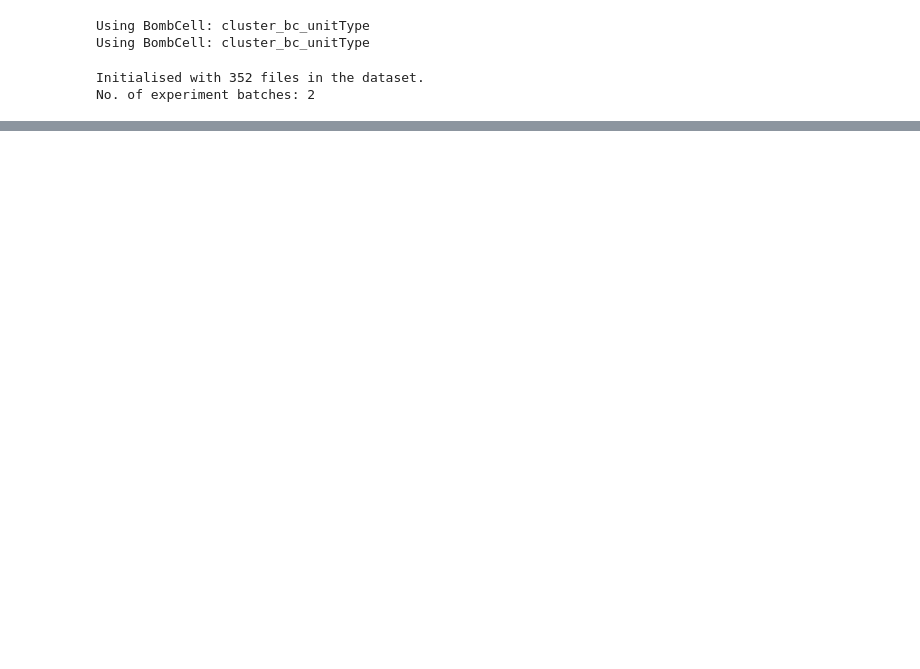
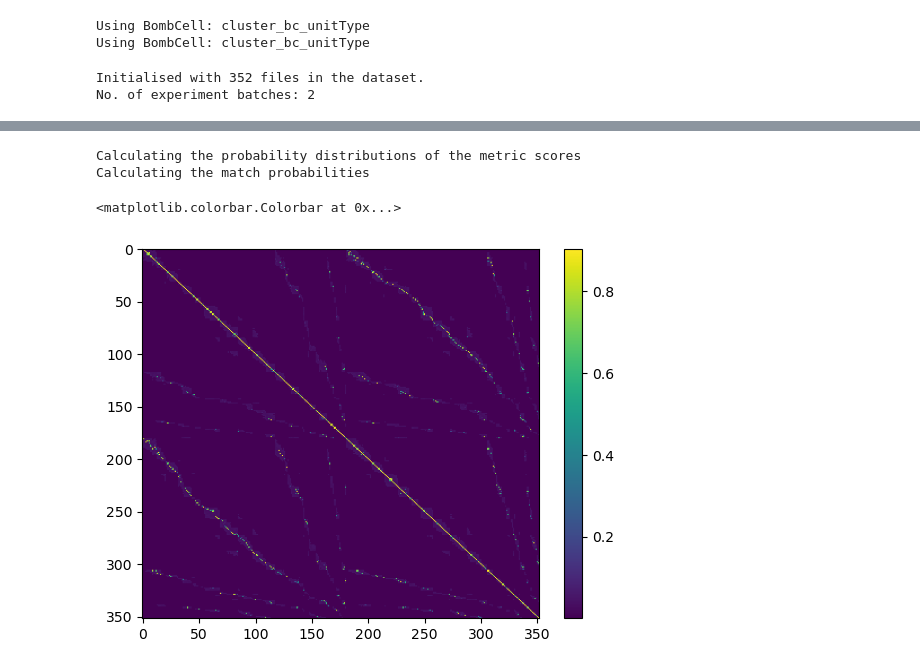
Before and after one commit to EnnyvanBeest/UnitMatch, a Jupyter notebook: UnitMatchPy/Demo Notebooks/DeepUnitMatch.ipynb, the cells around one changed output, grey strips where cells are left out. Saved outputs shown, nothing was run; the diff lists cells and outputs as text; code cells hidden in the pictures; blank space fills up the shorter version.

Commit message:
added post-inference steps

```diff
--- a/UnitMatchPy/Demo Notebooks/DeepUnitMatch.ipynb
+++ b/UnitMatchPy/Demo Notebooks/DeepUnitMatch.ipynb
@@ -46,0 +56,30 @@ No. of experiment batches: 2
+# %%
+# STEP 1
+# Extract parameters from waveform. We only need the distance matrix in DeepUnitMatch.
+clus_info = {'good_units' : good_units, 'session_switch' : session_switch, 'session_id' : session_id,
+            'original_ids' : np.concatenate(good_units) }
+extracted_wave_properties = ov.extract_parameters(waveform, channel_pos, clus_info, param)                  # contains spatial locations
+distance_matrix, candidate_pairs, scores_to_include, predictors  = ov.extract_metric_scores(extracted_wave_properties, session_switch, within_session, param,
+                                                                                        niter  = 2, to_use=['centroid_dist'])
+# %%
+# Use the same Naive Bayes as in UnitMatchPy
+
+# Get prior probability of being a match
+prior_match = 1 - (param['n_expected_matches'] / param['n_units']**2 ) # freedom of choose in prior prob
+priors = np.array((prior_match, 1-prior_match))
+labels = candidate_pairs.astype(int)
+cond = np.unique(labels)
+parameter_kernels = bf.get_parameter_kernels(scores_to_include, labels, cond, param, add_one = 1)
+probability = bf.apply_naive_bayes(parameter_kernels, priors, predictors, param, cond)
+output_prob_matrix = probability[:,1].reshape(param['n_units'],param['n_units'])
+# %% [output]
+Calculating the probability distributions of the metric scores
+Calculating the match probabilities
+# %%
+# Visualise the output probability matrix
+
+plt.imshow(output_prob_matrix, cmap='viridis', aspect='auto')
+plt.colorbar()
+# %% [output]
+<matplotlib.colorbar.Colorbar at 0x...>
+[figure, added]
```
Also changed, not shown: parts of 6 cells of this notebook, 3 other files.
